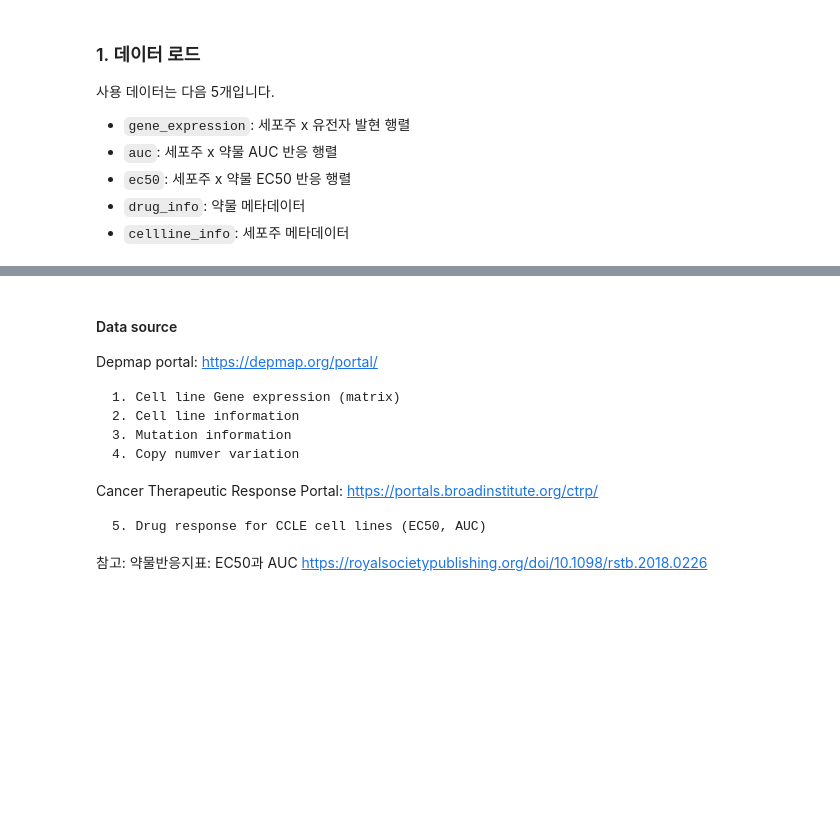
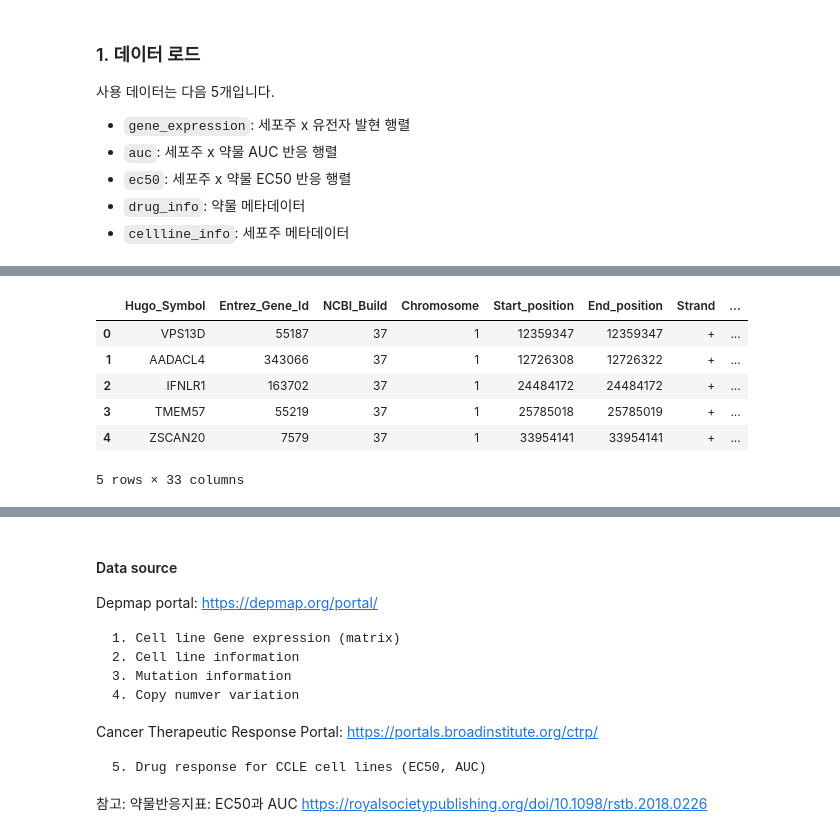
Before and after one commit to hjk9655/health-checkup-analysis, a Jupyter notebook: Notebooks/bio_bigdata_workshop_2A_regression_practice.ipynb, the cells around one changed output, grey strips where cells are left out. Drawn from its saved outputs; the diff is of its cells as text; code cells hidden in the pictures; blank space fills up the shorter version.

```diff
--- a/Notebooks/bio_bigdata_workshop_2A_regression_practice.ipynb
+++ b/Notebooks/bio_bigdata_workshop_2A_regression_practice.ipynb
@@ -139,0 +155,11 @@ print('drug info      :', df_drug_info.shape)
+# %%
+df_mut = pd.read_csv('data_CCLE_CTRPv2/ccle_ctrpv2_mutation_info.csv', index_col = 0)
+df_mut.head()
+# %% [output]
+|  | Hugo_Symbol | Entrez_Gene_Id | NCBI_Build | Chromosome | Start_position | End_position | Strand | ... |
+| 0 | VPS13D | 55187 | 37 | 1 | 12359347 | 12359347 | + | ... |
+| 1 | AADACL4 | 343066 | 37 | 1 | 12726308 | 12726322 | + | ... |
+| 2 | IFNLR1 | 163702 | 37 | 1 | 24484172 | 24484172 | + | ... |
+| 3 | TMEM57 | 55219 | 37 | 1 | 25785018 | 25785019 | + | ... |
+| 4 | ZSCAN20 | 7579 | 37 | 1 | 33954141 | 33954141 | + | ... |
+5 rows × 33 columns
```
Also changed, not shown: parts of 41 cells of this notebook.
